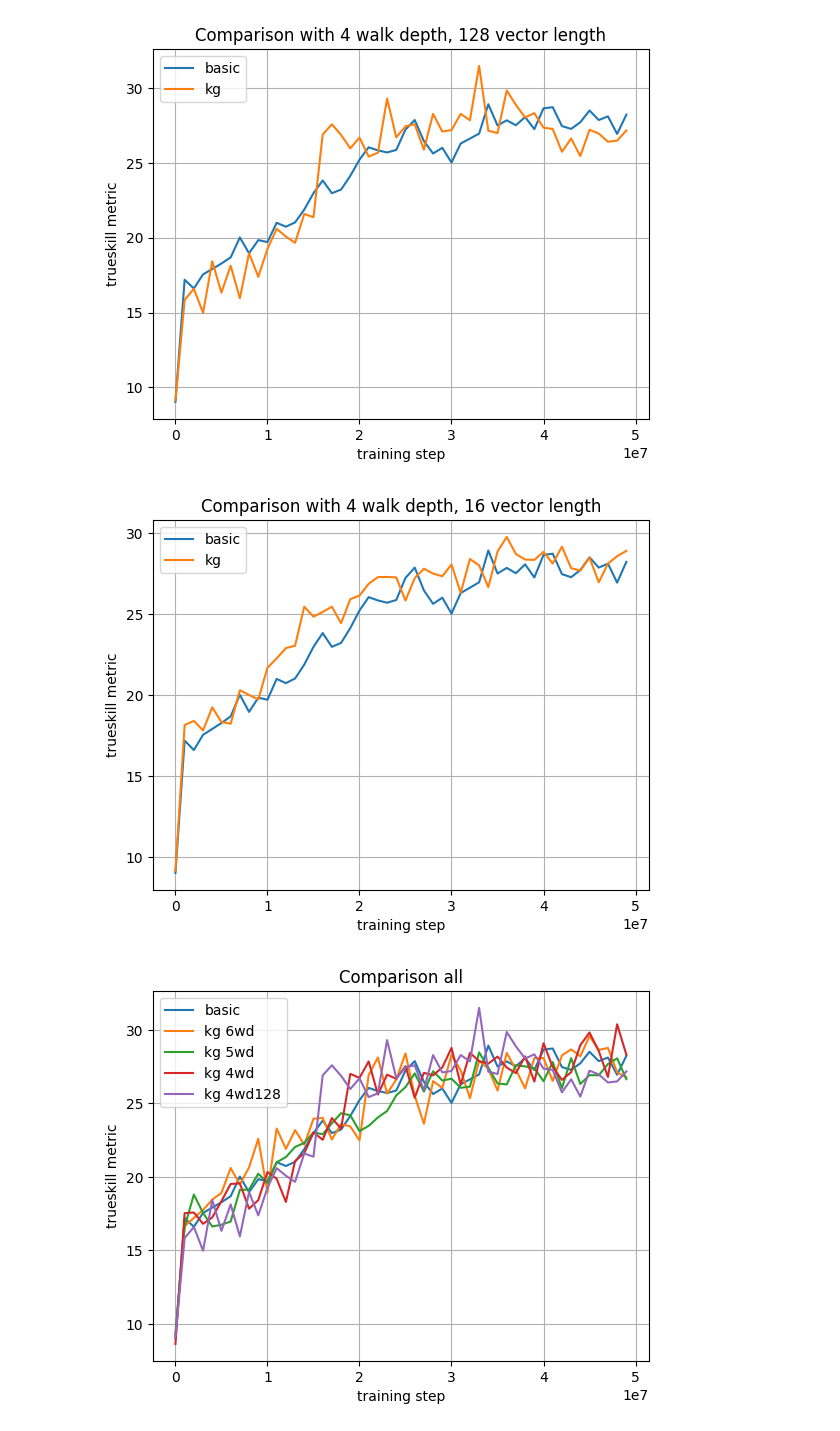
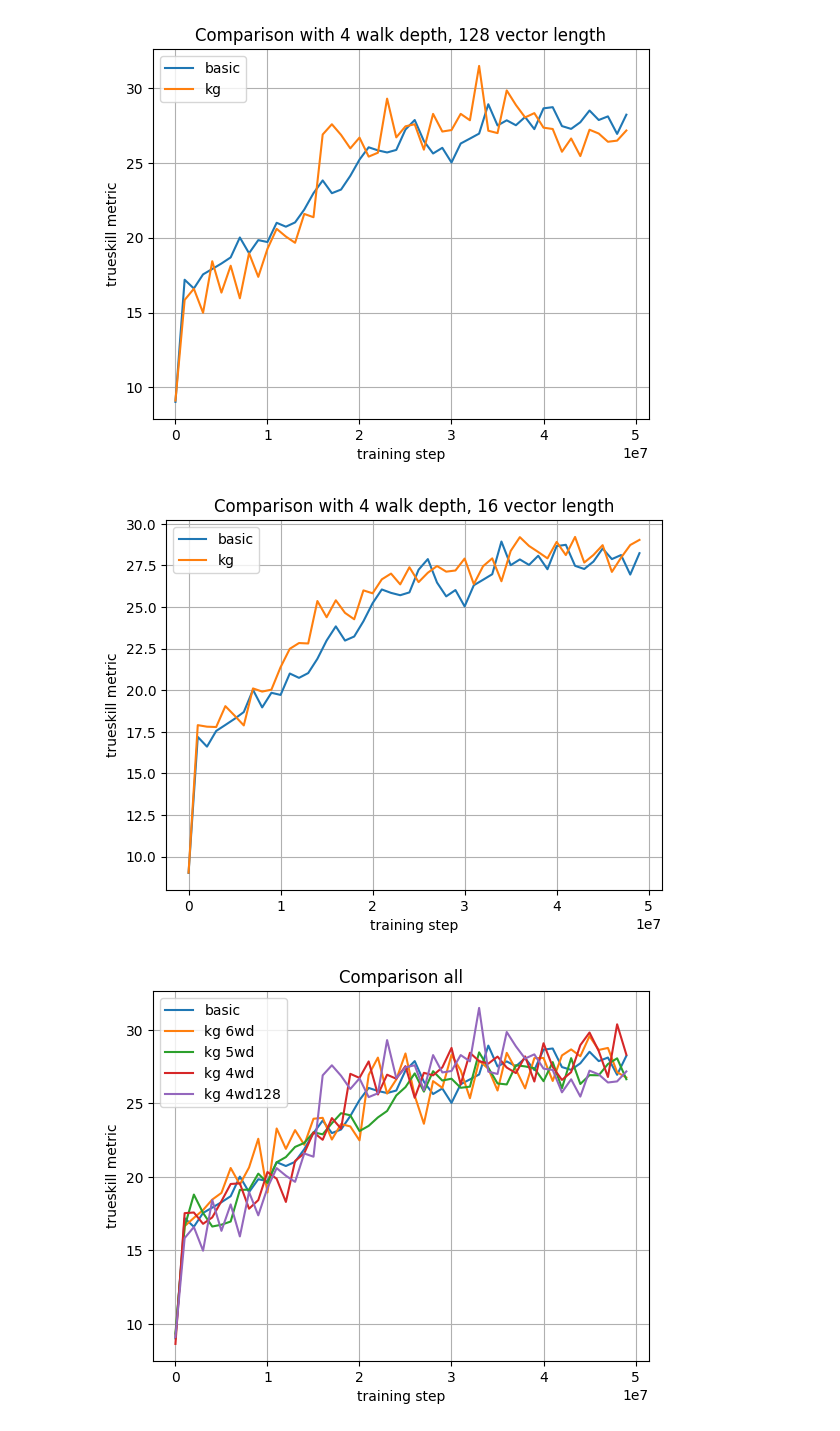
Before and after one commit to adFrej/kg-rl-rts, a Jupyter notebook: results/score_plots.ipynb, the cells around one changed output. Drawn from its saved outputs; the diff is of its cells as text; code cells hidden in the pictures.

```diff
--- a/results/score_plots.ipynb
+++ b/results/score_plots.ipynb
@@ -48,13 +48,14 @@ s = Scorer().add_many_scores(basic_50, "basic").add_many_scores([
 # %%
 s = Scorer().add_many_scores(basic_50, "basic").add_many_scores([
     r"MicroRTSGridModeVecEnv__ppo_gridnet__prior__kg6__33__1726129791",
     r"MicroRTSGridModeVecEnv__ppo_gridnet__prior__kg6__34__1726185003",
     r"MicroRTSGridModeVecEnv__ppo_gridnet__prior__kg6__35__1726265580",
     r"MicroRTSGridModeVecEnv__ppo_gridnet__prior__kg6__36__1726608426",
     r"MicroRTSGridModeVecEnv__ppo_gridnet__prior__kg6__37__1726694297",
+    r"MicroRTSGridModeVecEnv__ppo_gridnet__prior__kg6__38__1726780963",
 ], "kg", directory="kg6").draw_avg("Comparison with 4 walk depth, 16 vector length", file="score_kg_4wd16")
 # %% [output]
-[figure, old version]
+[figure, new version]
 # %%
 s = Scorer()\
     .add_many_scores(basic_50, "basic")\
```
Also changed, not shown: 55 other files.
